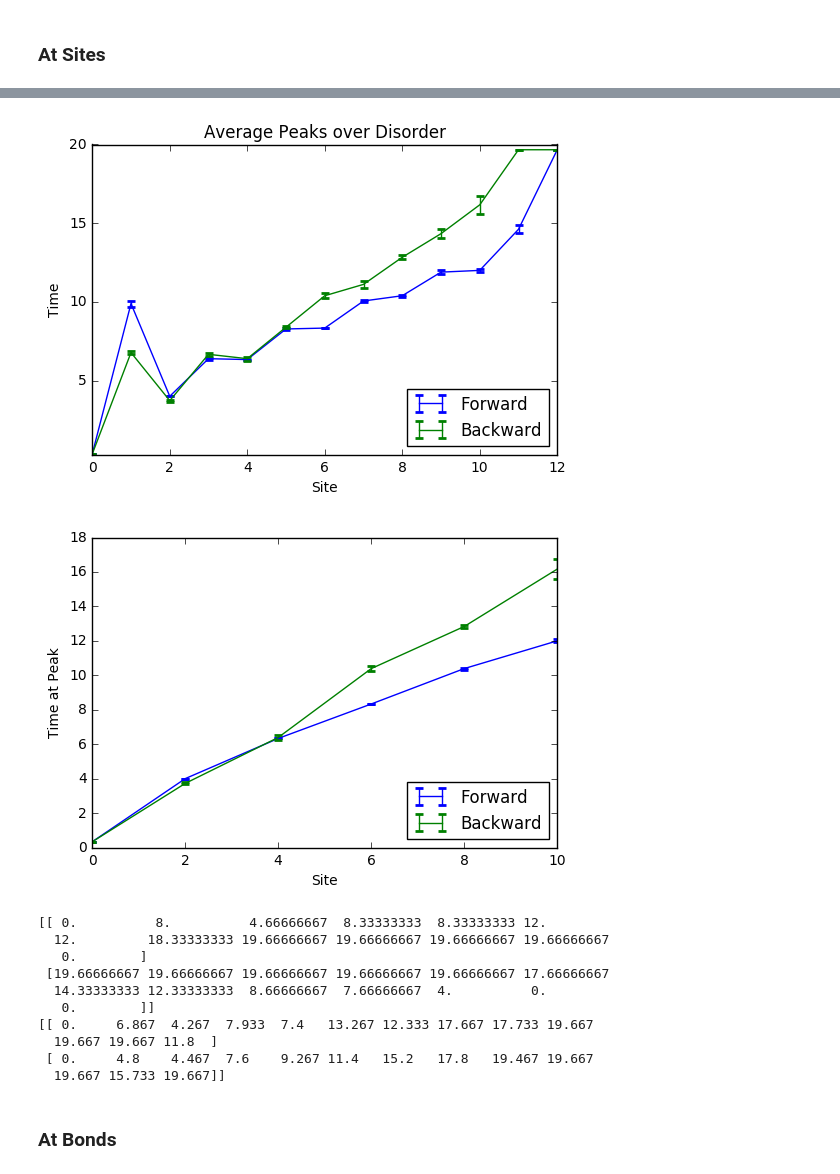
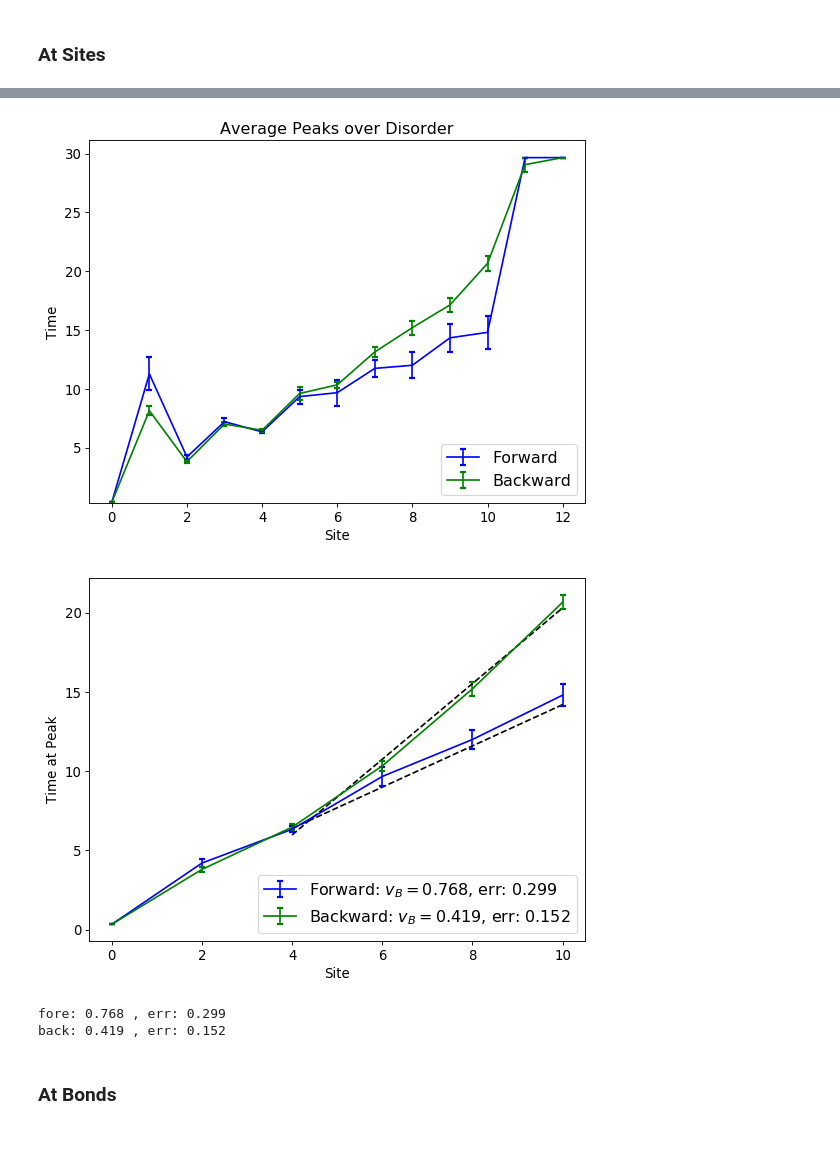
Before and after one commit to cnstahl/Asymmetric, a Jupyter notebook: python/Hamiltonian/Peaks13.ipynb, the cells around one changed output, grey strips where cells are left out. Cells and saved outputs as stored; diff of their text form; code cells hidden in the pictures; blank space fills up the shorter version.

Commit message:
analysis at h=.35, fitting peaks

```diff
--- a/python/Hamiltonian/Peaks13.ipynb
+++ b/python/Hamiltonian/Peaks13.ipynb
@@ -13,11 +15,19 @@ def chop(a, warn = True):
     A = np.round(np.real(a),3)
     if np.all(np.isclose(A.astype(int), A)): return A.astype(int)
     else: return A
+
+mpl.rcParams['figure.figsize'] = [8.0, 6.0]
+mpl.rcParams['figure.dpi'] = 80
+mpl.rcParams['savefig.dpi'] = 100
+
+mpl.rcParams['font.size'] = 12
+mpl.rcParams['legend.fontsize'] = 'large'
+mpl.rcParams['figure.titlesize'] = 'medium'
 # %% [markdown]
 ### Get Data
 # %%
 L = 13
-end = 20
+end = 30
 n = 3
 stop = n*end
 
@@ -26,7 +36,7 @@ pauli = True
 Azero = True
 Aplus = False
 Amult = False
-field_strength = .2
+field_strength = .35
 dot_strength = 0
 
 prefix = "data/weights_L"+str(L)+"end"+str(end)+"n"+str(n)+"_"+str(int(here))+ \
@@ -167,38 +178,45 @@ plt.legend(loc=4)
 plt.title('Average Peaks over Disorder')
 plt.show()
 # %% [output]
-[figure, old version]
+[figure, new version]
 # %%
 mask = np.arange(0,L-1,2)
+fitmask = np.arange(4,L-1,2)
+sites = np.arange(L)
+x = sites[fitmask]
 avg_peaks, std_peaks = mean_and_std(peakses_site)
-# for peaks in peakses_site:
+coeffss_fore = np.zeros((len(peakses_site),2))
+coeffss_back = np.zeros((len(peakses_site),2))
+for idx, peaks in enumerate(peakses_site):
+    y = peaks[0][fitmask]/n
+    coeffss_fore[idx] = np.polyfit(y,x,deg=1)
+    y = peaks[1][::-1][fitmask]/n
+    coeffss_back[idx] = np.polyfit(y,x,deg=1)
+coeffs_fore, errors_fore = mean_and_std(coeffss_fore)
+plt.plot(x, (x-coeffs_fore[1])/coeffs_fore[0], 'k--')
+coeffs_back, errors_back = mean_and_std(coeffss_back)
+plt.plot(x, (x-coeffs_back[1])/coeffs_back[0], 'k--')
 
 avg_peaks[1] = avg_peaks[1][::-1]
 std_peaks[1] = std_peaks[1][::-1]
-plt.errorbar(np.arange(L)[mask],avg_peaks[0][mask]/n, yerr=std_peaks[0][mask]/n, capthick=2, label="Forward")
-plt.errorbar(np.arange(L)[mask],avg_peaks[1][mask]/n, yerr=std_peaks[1][mask]/n, capthick=2, label="Backward")
+l = "Forward: $v_B=$" + str(qm.chop(coeffs_fore[0])) + ", err: " + str(qm.chop(np.sqrt(errors_fore[0])))
+plt.errorbar(sites[mask],avg_peaks[0][mask]/n, yerr=np.sqrt(std_peaks[0][mask])/n, capthick=2, label=l)
+l = "Backward: $v_B=$" + str(qm.chop(coeffs_back[0])) + ", err: " + str(qm.chop(np.sqrt(errors_back[0])))
+plt.errorbar(sites[mask],avg_peaks[1][mask]/n, yerr=np.sqrt(std_peaks[1][mask])/n, capthick=2, label=l)
 plt.ylabel('Time at Peak')
 plt.xlabel('Site')
 plt.legend(loc=4)
 # plt.title('Average Peaks over Disorder')
-plt.savefig('figures/avgPeaksL13_h'+str(field_strength)+'.pdf')
+# plt.savefig('figures/avgPeaksL13_h'+str(field_strength)+'.pdf')
 plt.show()
 # %% [output]
-[figure, old version]
+[figure, new version]
-# %%
-print(peaks/n)
-print(chop(avg_peaks/n))
-# %% [output]
-[[ 0.          8.          4.66666667  8.33333333  8.33333333 12.
-  12.         18.33333333 19.66666667 19.66666667 19.66666667 19.66666667
-   0.        ]
- [19.66666667 19.66666667 19.66666667 19.66666667 19.66666667 17.66666667
-  14.33333333 12.33333333  8.66666667  7.66666667  4.          0.
-   0.        ]]
-[[ 0.     6.867  4.267  7.933  7.4   13.267 12.333 17.667 17.733 19.667
-  19.667 19.667 11.8  ]
- [ 0.     4.8    4.467  7.6    9.267 11.4   15.2   17.8   19.467 19.667
-  19.667 15.733 19.667]]
+# %%
+print("fore:", qm.chop(coeffs_fore[0]), ", err:", qm.chop(np.sqrt(errors_fore[0])))
+print("back:", qm.chop(coeffs_back[0]), ", err:", qm.chop(np.sqrt(errors_back[0])))
+# %% [output]
+fore: 0.768 , err: 0.299
+back: 0.419 , err: 0.152
 # %% [markdown]
 ### At Bonds
 # %%
```
Also changed, not shown: parts of 6 cells of this notebook, 5 other files.
